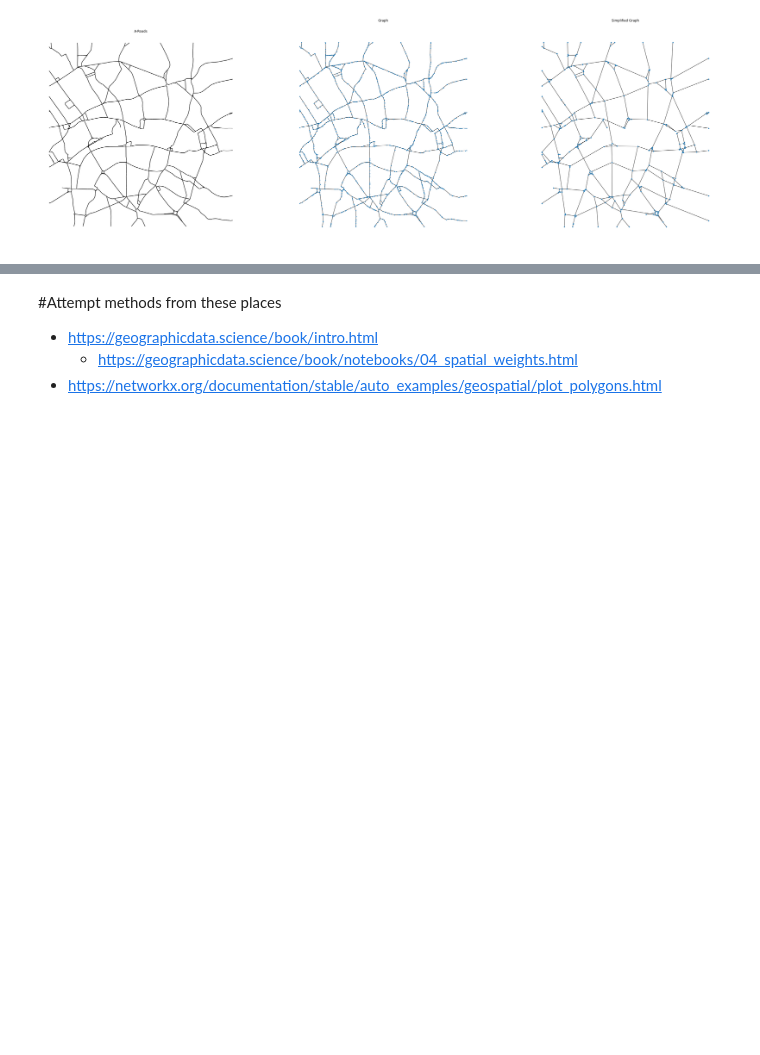
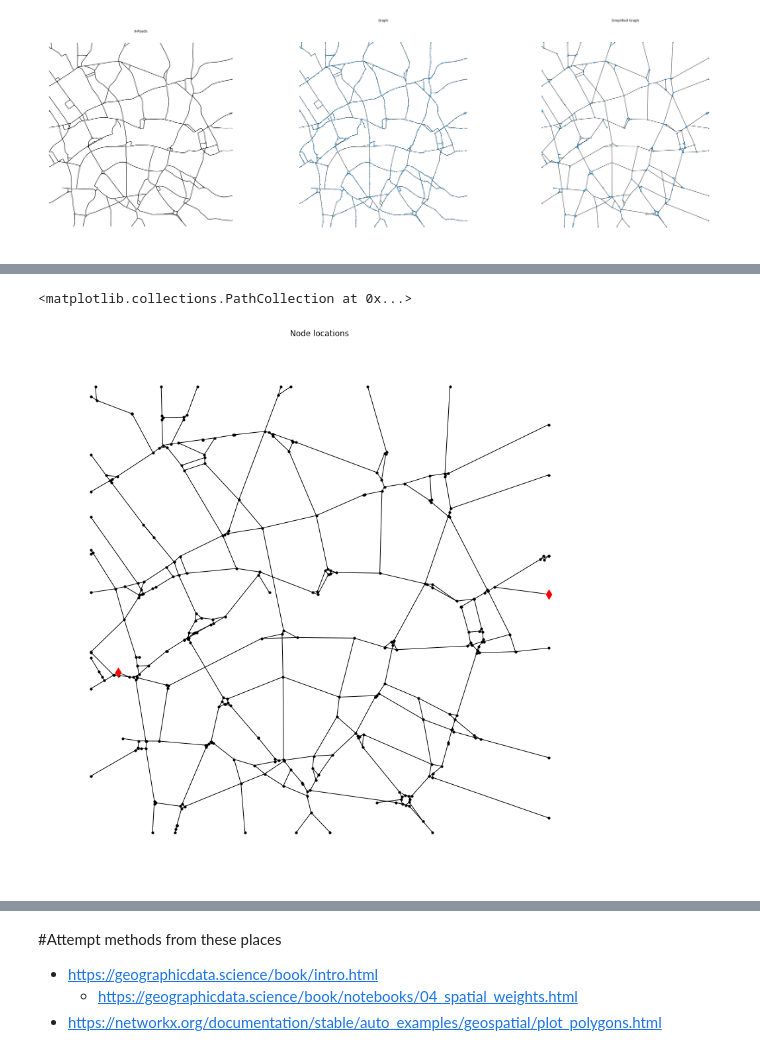
Before and after one commit to richardkappa/GeoData, a Jupyter notebook: Investigations/Graphs and Networks.ipynb, the cells around one changed output, grey strips where cells are left out. Drawn from its saved outputs; the diff is of its cells as text; code cells hidden in the pictures; blank space fills up the shorter version.

```diff
--- a/Investigations/Graphs and Networks.ipynb
+++ b/Investigations/Graphs and Networks.ipynb
@@ -89,0 +128,13 @@ nx.draw(G2, positions, ax=ax[2], node_size=10)
+# %%
+positions = {n: [n[0], n[1]] for n in list(G2.nodes)}
+
+start_node = (534552.0, 181316.93393393393, 0.0)
+end_node = (529851.0, 180440.0, 0.0)
+
+f, ax = plt.subplots(1, figsize=(15, 15))
+ax.set_title("Node locations")
+nx.draw(G2,positions,node_color='k', node_size=10)
+nx.draw_networkx_nodes(G2,positions, nodelist=[start_node, end_node], node_color='r', node_size=100, node_shape='d')
+# %% [output]
+<matplotlib.collections.PathCollection at 0x...>
+[figure, added]
```
Also changed, not shown: parts of 16 cells of this notebook.
